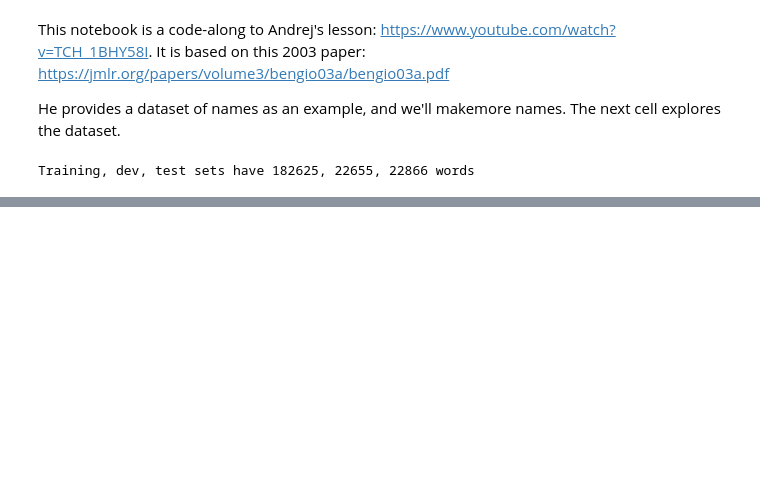
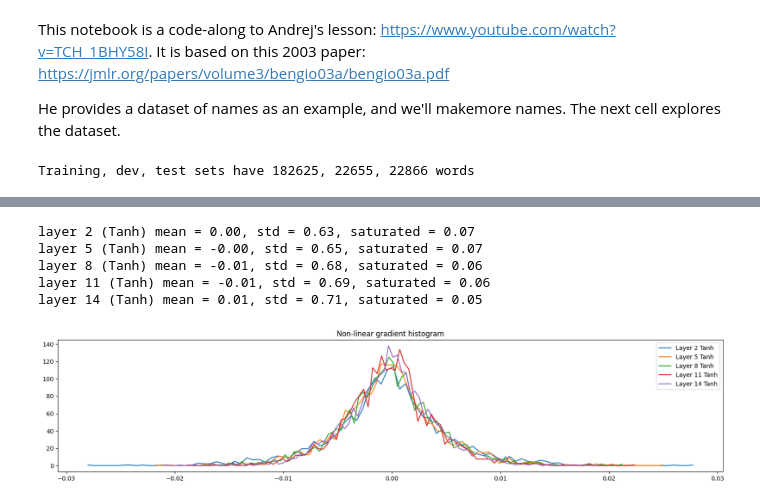
Before and after one commit to marcshepard/makemore, a Jupyter notebook: multi_layer_perceptron.ipynb, the cells around one changed output, grey strips where cells are left out. Saved outputs shown, nothing was run; the diff lists cells and outputs as text; code cells hidden in the pictures; blank space fills up the shorter version.

```diff
--- a/multi_layer_perceptron.ipynb
+++ b/multi_layer_perceptron.ipynb
@@ -136,0 +236,22 @@ loss = 1.7195919752120972
+# %%
+# Visualize non-linear gradient histogram
+plt.figure(figsize=(20, 4))
+
+legends = []
+for i, layer in enumerate(model.layers):
+    if isinstance(layer, torch.nn.Tanh):
+        print (f"layer {i} ({layer.__class__.__name__}) mean = {layer.out.mean().item():.2f}, std = {layer.out.std().item():.2f}, saturated = {((layer.out.abs() > 0.97)).float().mean().item():.2f}")
+        hy, hx = torch.histogram (layer.out.grad, density=True)
+        plt.plot (hx[:-1].detach(), hy.detach())
+        legends.append (f"Layer {i} {layer.__class__.__name__}")
+
+plt.title("Non-linear gradient histogram")
+plt.legend(legends)
+plt.show()
+# %% [output]
+layer 2 (Tanh) mean = 0.00, std = 0.63, saturated = 0.07
+layer 5 (Tanh) mean = -0.00, std = 0.65, saturated = 0.07
+layer 8 (Tanh) mean = -0.01, std = 0.68, saturated = 0.06
+layer 11 (Tanh) mean = -0.01, std = 0.69, saturated = 0.06
+layer 14 (Tanh) mean = 0.01, std = 0.71, saturated = 0.05
+[figure, added]
```
Also changed, not shown: parts of 7 cells of this notebook.
